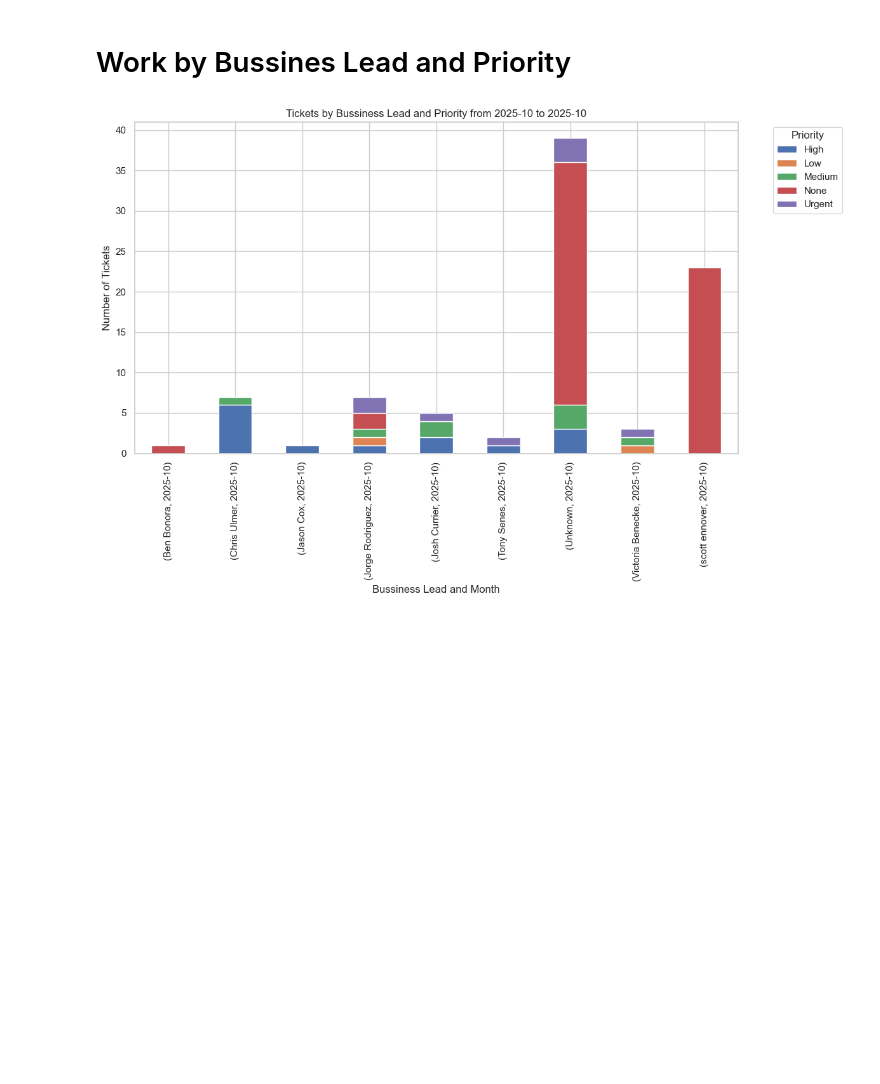
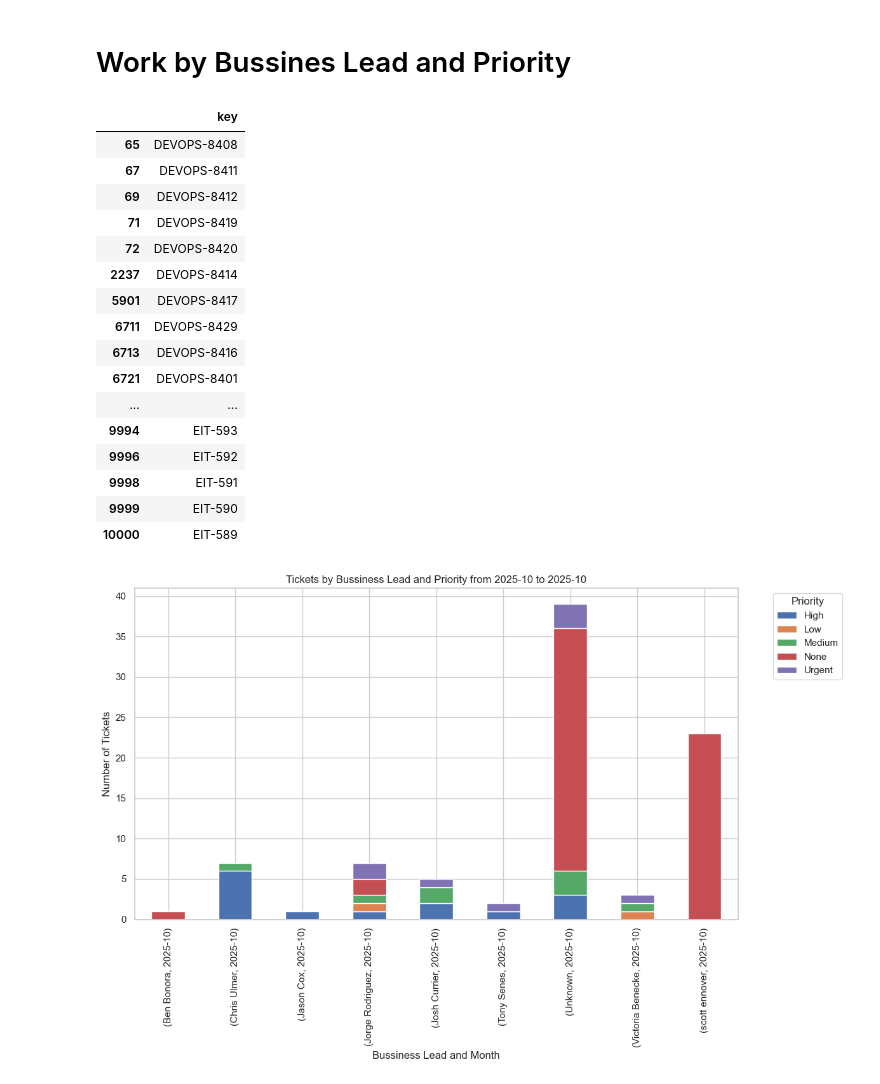
Before and after one commit to jorgeerodriguez/Jira, a Jupyter notebook: Jira.ipynb, the cells around one changed output. Drawn from its saved outputs; the diff is of its cells as text; code cells hidden in the pictures; blank space fills up the shorter version.

```diff
--- a/Jira.ipynb
+++ b/Jira.ipynb
@@ -2378,3 +2378,5 @@ filtered = df_issues[mask]
 # Group and pivot for stacked bar
 grouped = filtered.groupby(['bussiness_lead', 'month', 'priority_name']).size().reset_index(name='ticket_count')
 pivot_df = grouped.pivot_table(index=['bussiness_lead', 'month'], columns='priority_name', values='ticket_count', fill_value=0)
+# %%
+filtered.loc[filtered['key'].str.contains('CAR-'), 'bussiness_lead'] = 'Jorge Rodriguez'
@@ -2381,3 +2385,23 @@ pivot_df = grouped.pivot_table(index=['bussiness_lead', 'month'], columns='prior
+# %%
+filtered[filtered['bussiness_lead'] == 'Unknown'][['key']]
+# %% [output]
+|  | key |
+| 65 | DEVOPS-8408 |
+| 67 | DEVOPS-8411 |
+| 69 | DEVOPS-8412 |
+| 71 | DEVOPS-8419 |
+| 72 | DEVOPS-8420 |
+| 2237 | DEVOPS-8414 |
+| 5901 | DEVOPS-8417 |
+| 6711 | DEVOPS-8429 |
+| 6713 | DEVOPS-8416 |
+| 6721 | DEVOPS-8401 |
+| ... | ... |
+| 9994 | EIT-593 |
+| 9996 | EIT-592 |
+| 9998 | EIT-591 |
+| 9999 | EIT-590 |
+| 10000 | EIT-589 |
 # %%
 #filtered
 # %%
```
Also changed, not shown: parts of 1 cell of this notebook.
